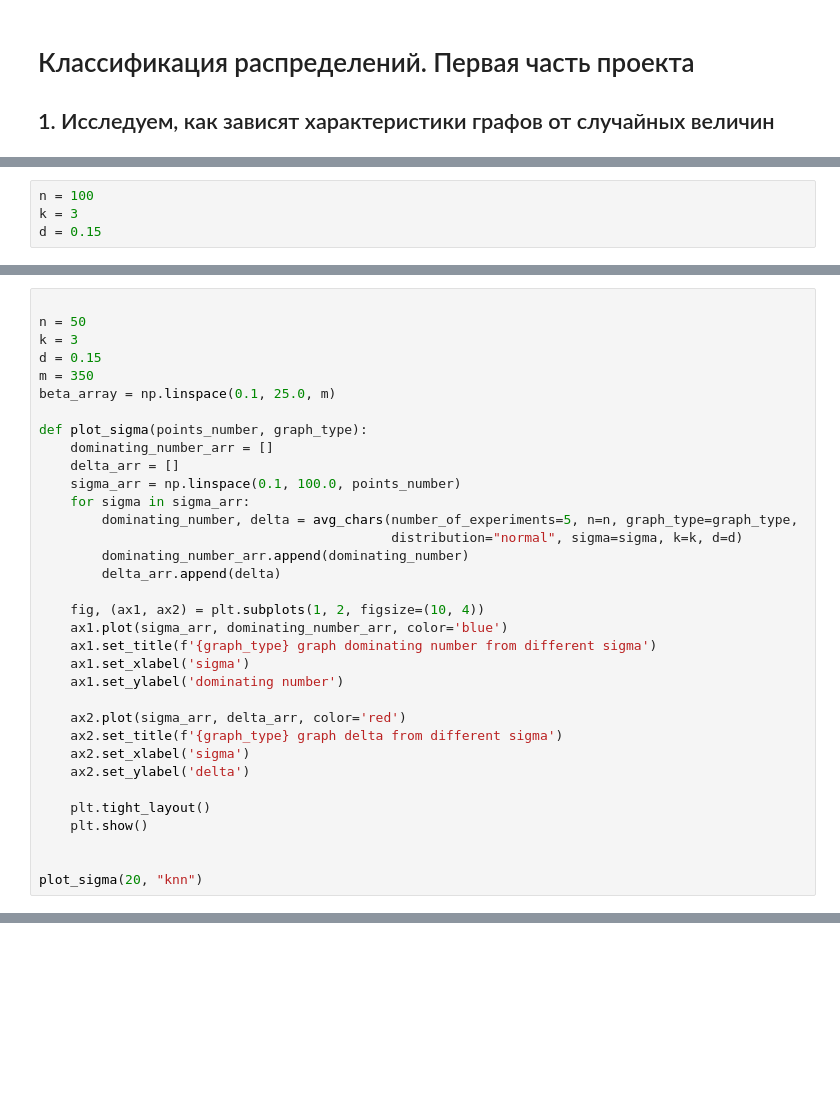
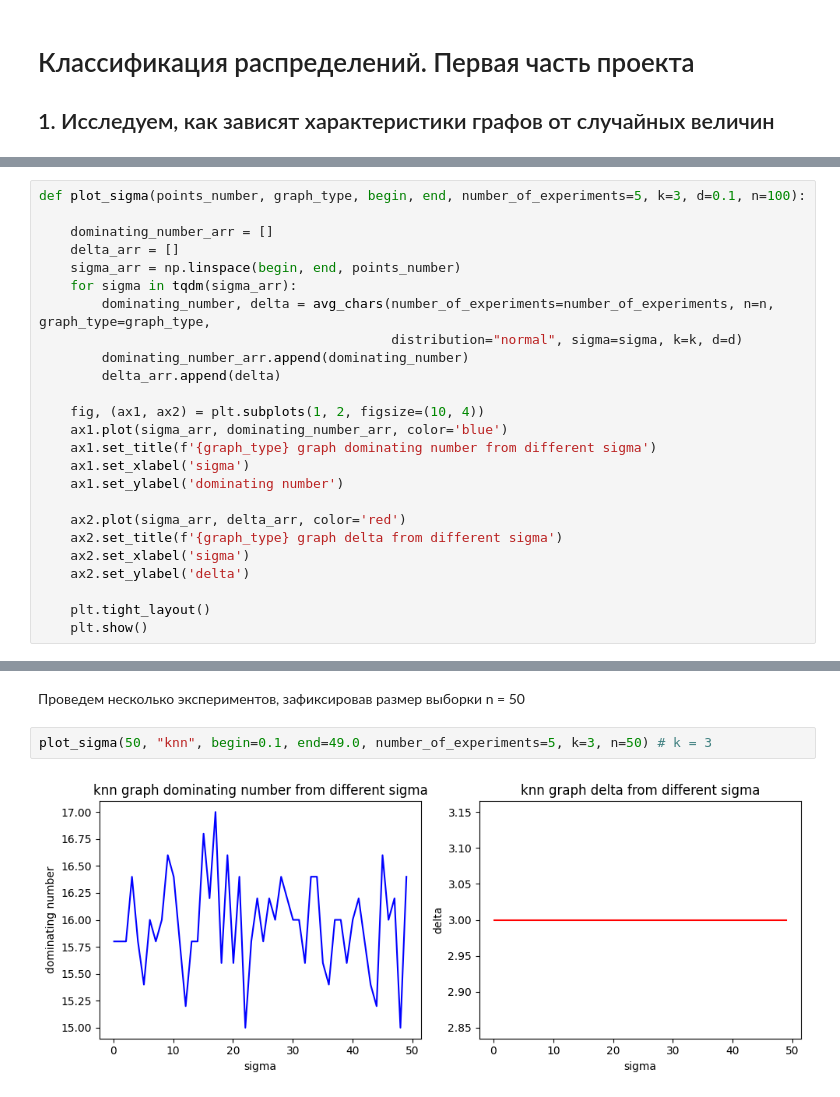
Before and after one commit to maxGrigorenko/DistributionClassifier, a Jupyter notebook: src/experiments_first_part_1.ipynb, the cells around one changed output, grey strips where cells are left out. Saved outputs shown, nothing was run; the diff lists cells and outputs as text; blank space fills up the shorter version.

Commit message:
experiments_1

```diff
--- a/src/experiments_first_part_1.ipynb
+++ b/src/experiments_first_part_1.ipynb
@@ -16,6 +15,2 @@ from itertools import product
 from graph_common_functions import *
 from distibution_functions import *
-# %%
-n = 100
-k = 3
-d = 0.15
@@ -27,17 +17,11 @@ beta_array = np.linspace(0.1, 25.0, m)
 # %%
+def plot_sigma(points_number, graph_type, begin, end, number_of_experiments=5, k=3, d=0.1, n=100):
 
-n = 50
-k = 3
-d = 0.15
-m = 350
-beta_array = np.linspace(0.1, 25.0, m)
-
-def plot_sigma(points_number, graph_type):
     dominating_number_arr = []
     delta_arr = []
-    sigma_arr = np.linspace(0.1, 100.0, points_number)
-    for sigma in sigma_arr:
-        dominating_number, delta = avg_chars(number_of_experiments=5, n=n, graph_type=graph_type,
+    sigma_arr = np.linspace(begin, end, points_number)
+    for sigma in tqdm(sigma_arr):
+        dominating_number, delta = avg_chars(number_of_experiments=number_of_experiments, n=n, graph_type=graph_type,
                                              distribution="normal", sigma=sigma, k=k, d=d)
         dominating_number_arr.append(dominating_number)
         delta_arr.append(delta)
@@ -55,6 +39,3 @@ def plot_sigma(points_number, graph_type):
 
     plt.tight_layout()
     plt.show()
-
-
-plot_sigma(20, "knn")
@@ -79,0 +42,6 @@ plot_sigma(20, "knn")
+# %% [markdown]
+Проведем несколько экспериментов, зафиксировав размер выборки n = 50
+# %%
+plot_sigma(50, "knn", begin=0.1, end=49.0, number_of_experiments=5, k=3, n=50) # k = 3
+# %% [output]
+[figure, added]
```
Also changed, not shown: parts of 16 cells of this notebook.
